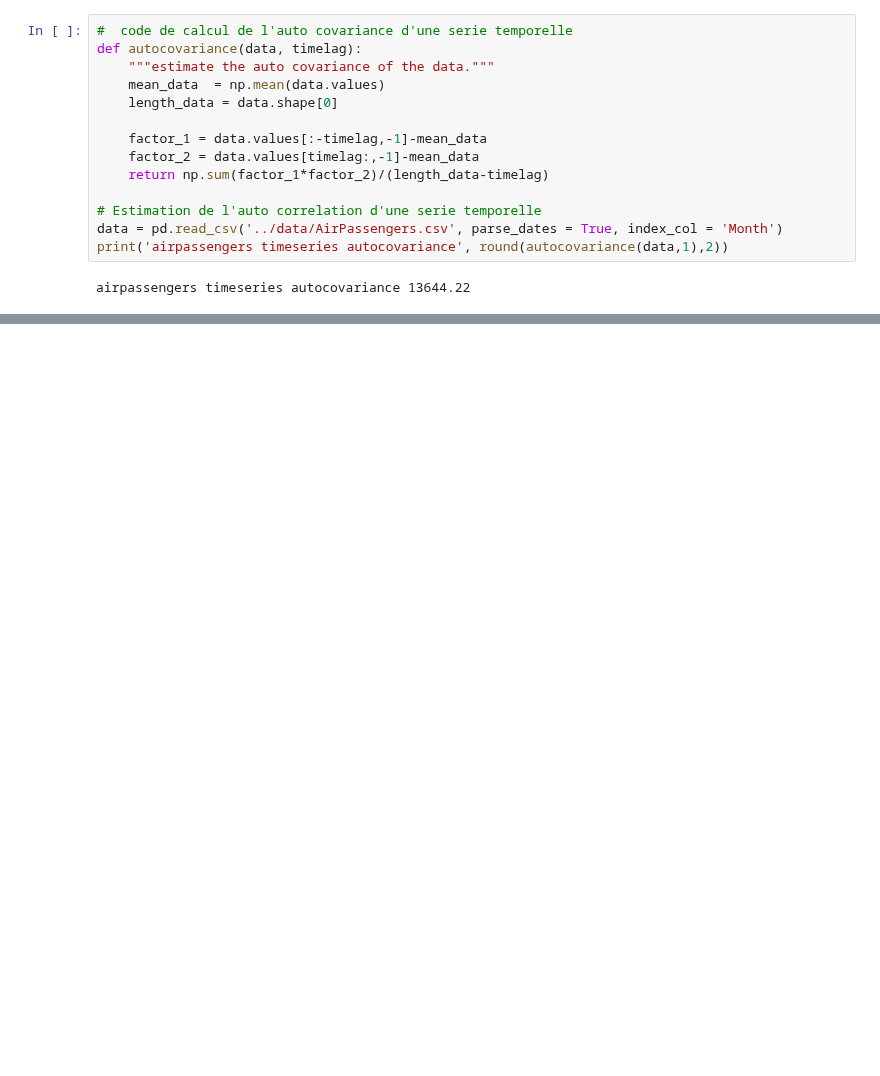
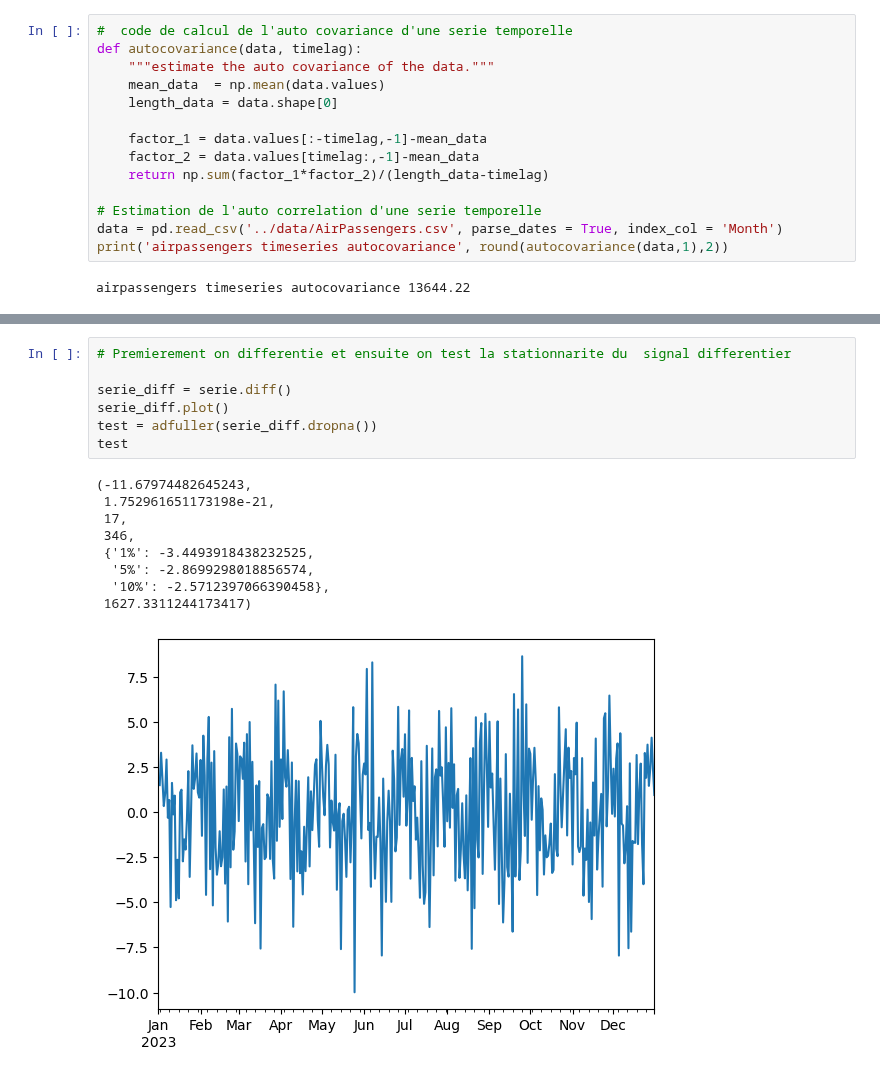
Before and after one commit to fabricepaka/Machine_learning, a Jupyter notebook: TimeSeriesForecasting/notebooks/Projet_Series_temportelles.ipynb, the cells around one changed output, grey strips where cells are left out. Cells and saved outputs as stored; diff of their text form; blank space fills up the shorter version.

```diff
--- a/TimeSeriesForecasting/notebooks/Projet_Series_temportelles.ipynb
+++ b/TimeSeriesForecasting/notebooks/Projet_Series_temportelles.ipynb
@@ -189,0 +227,17 @@ array([[1.        , 0.96019465],
+# %%
+# Premierement on differentie et ensuite on test la stationnarite du  signal differentier
+
+serie_diff = serie.diff()
+serie_diff.plot()
+test = adfuller(serie_diff.dropna())
+test
+# %% [output]
+(-11.67974482645243,
+ 1.752961651173198e-21,
+ 17,
+ 346,
+ {'1%': -3.4493918438232525,
+  '5%': -2.8699298018856574,
+  '10%': -2.5712397066390458},
+ 1627.3311244173417)
+[figure, added]
```
Also changed, not shown: parts of 17 cells of this notebook.
